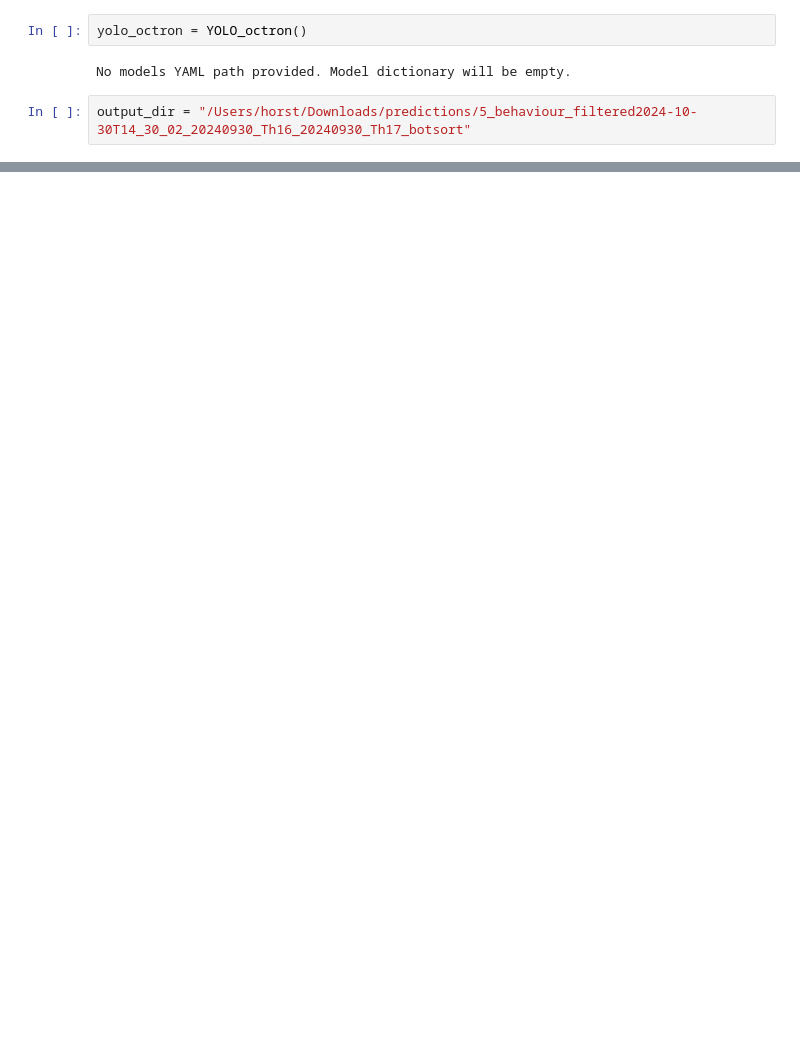
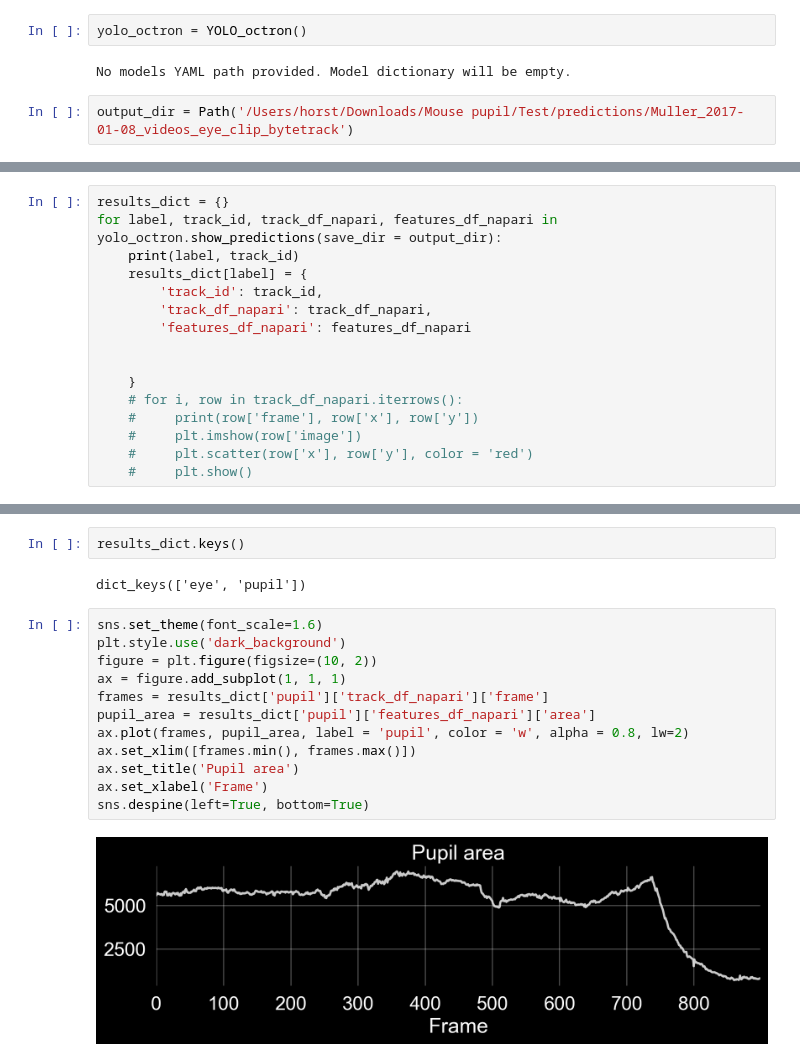
Before and after one commit to horsto/OCTRON-GUI, a Jupyter notebook: octron/notebooks/napari_yolo_visualize.ipynb, the cells around one changed output, grey strips where cells are left out. Drawn from its saved outputs; the diff is of its cells as text; blank space fills up the shorter version.

```diff
--- a/octron/notebooks/napari_yolo_visualize.ipynb
+++ b/octron/notebooks/napari_yolo_visualize.ipynb
@@ -10,4 +31,4 @@ yolo_octron = YOLO_octron()
 # %% [output]
 No models YAML path provided. Model dictionary will be empty.
 # %%
-output_dir = "/Users/horst/Downloads/predictions/5_behaviour_filtered2024-10-30T14_30_02_20240930_Th16_20240930_Th17_botsort"
+output_dir = Path('/Users/horst/Downloads/Mouse pupil/Test/predictions/Muller_2017-01-08_videos_eye_clip_bytetrack')
@@ -30,0 +35,16 @@ Frames are not continuous ... interpolating
+# %%
+results_dict = {}
+for label, track_id, track_df_napari, features_df_napari in yolo_octron.show_predictions(save_dir = output_dir):
+    print(label, track_id)
+    results_dict[label] = {
+        'track_id': track_id,
+        'track_df_napari': track_df_napari,
+        'features_df_napari': features_df_napari
+
+
+    }
+    # for i, row in track_df_napari.iterrows():
+    #     print(row['frame'], row['x'], row['y'])
+    #     plt.imshow(row['image'])
+    #     plt.scatter(row['x'], row['y'], color = 'red')
+    #     plt.show()
@@ -30,0 +63,18 @@ Frames are not continuous ... interpolating
+# %%
+results_dict.keys()
+# %% [output]
+dict_keys(['eye', 'pupil'])
+# %%
+sns.set_theme(font_scale=1.6)
+plt.style.use('dark_background')
+figure = plt.figure(figsize=(10, 2))
+ax = figure.add_subplot(1, 1, 1)
+frames = results_dict['pupil']['track_df_napari']['frame']
+pupil_area = results_dict['pupil']['features_df_napari']['area']
+ax.plot(frames, pupil_area, label = 'pupil', color = 'w', alpha = 0.8, lw=2)
+ax.set_xlim([frames.min(), frames.max()])
+ax.set_title('Pupil area')
+ax.set_xlabel('Frame')
+sns.despine(left=True, bottom=True)
+# %% [output]
+[figure, added]
```
Also changed, not shown: parts of 8 cells of this notebook.
